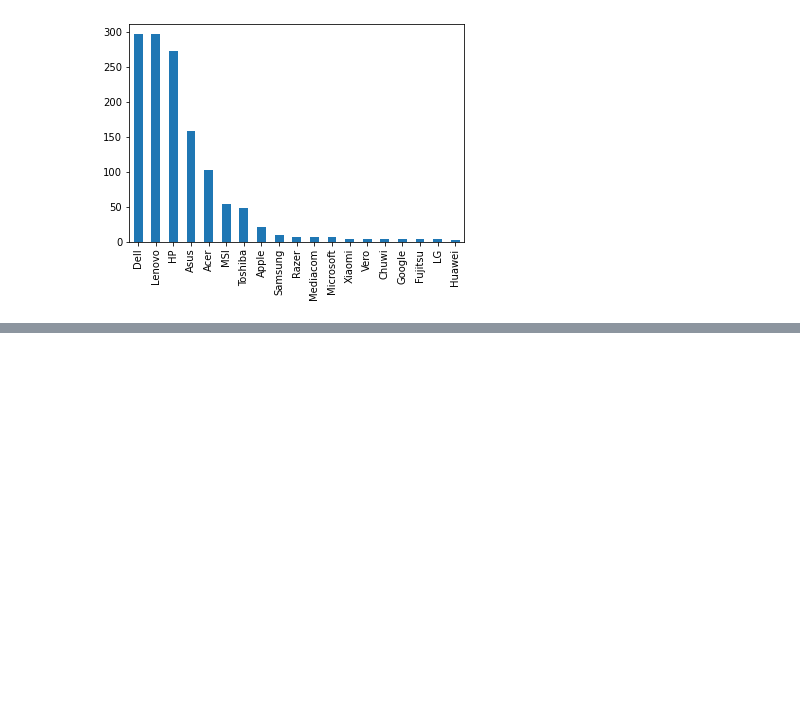
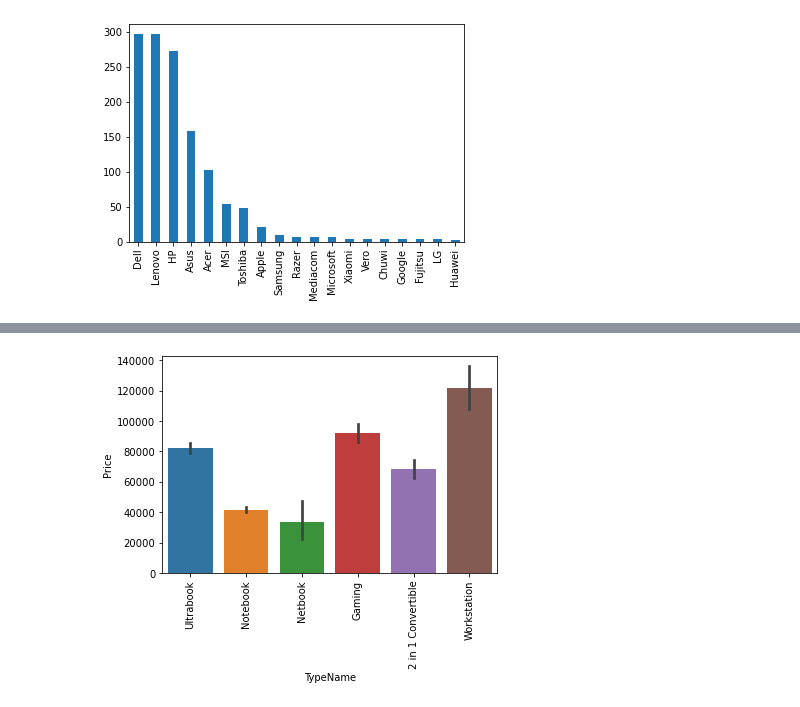
Before and after one commit to isha64/laptop-price-prediction, a Jupyter notebook: laptop-price-prediction.ipynb, the cells around one changed output, grey strips where cells are left out. Cells and saved outputs as stored; diff of their text form; code cells hidden in the pictures; blank space fills up the shorter version.

```diff
--- a/laptop-price-prediction.ipynb
+++ b/laptop-price-prediction.ipynb
@@ -119,0 +132,6 @@ df['Company'].value_counts().plot(kind='bar')
+# %%
+sns.barplot(x=df['TypeName'],y=df['Price'])
+plt.xticks(rotation='vertical')
+plt.show()
+# %% [output]
+[figure, added]
```
Also changed, not shown: parts of 5 cells of this notebook.
